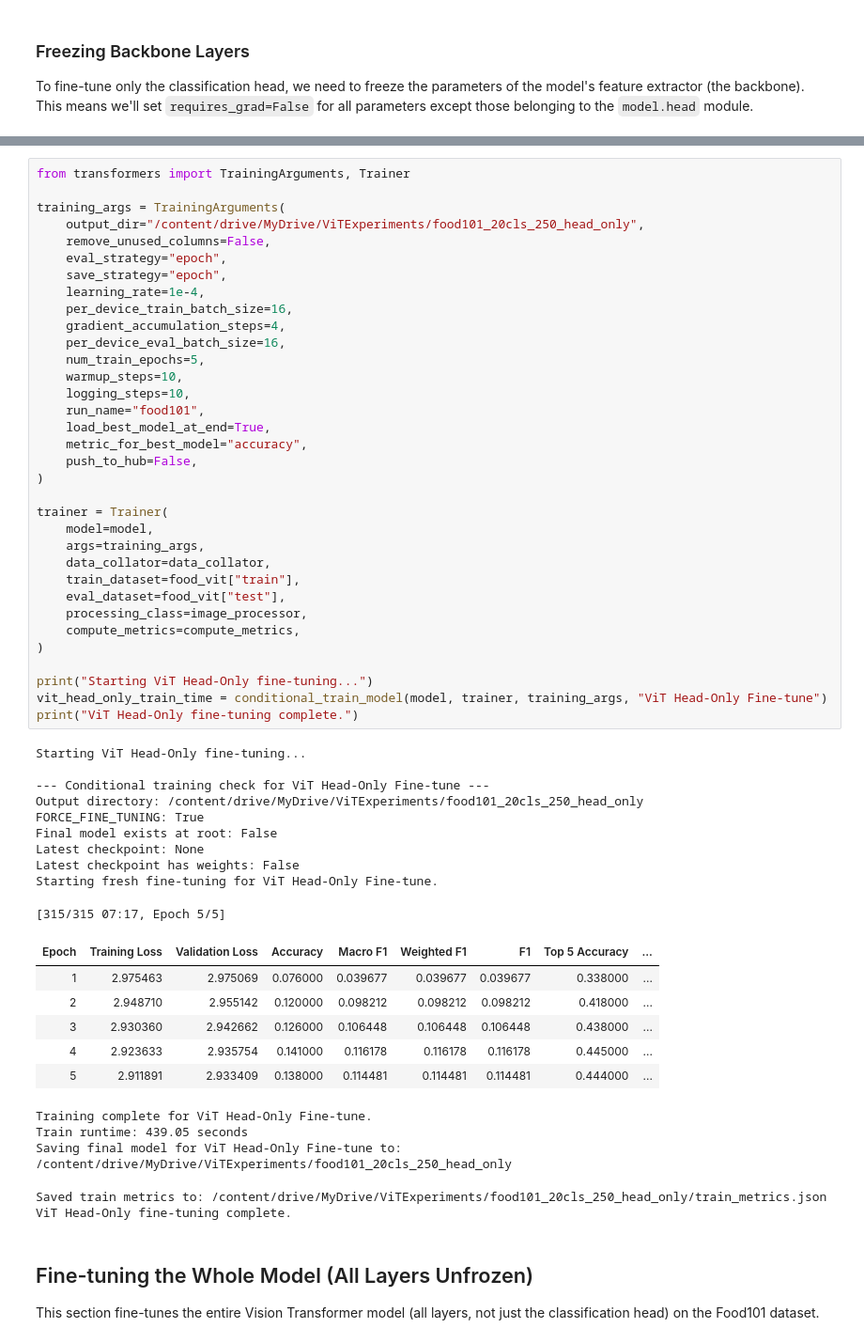
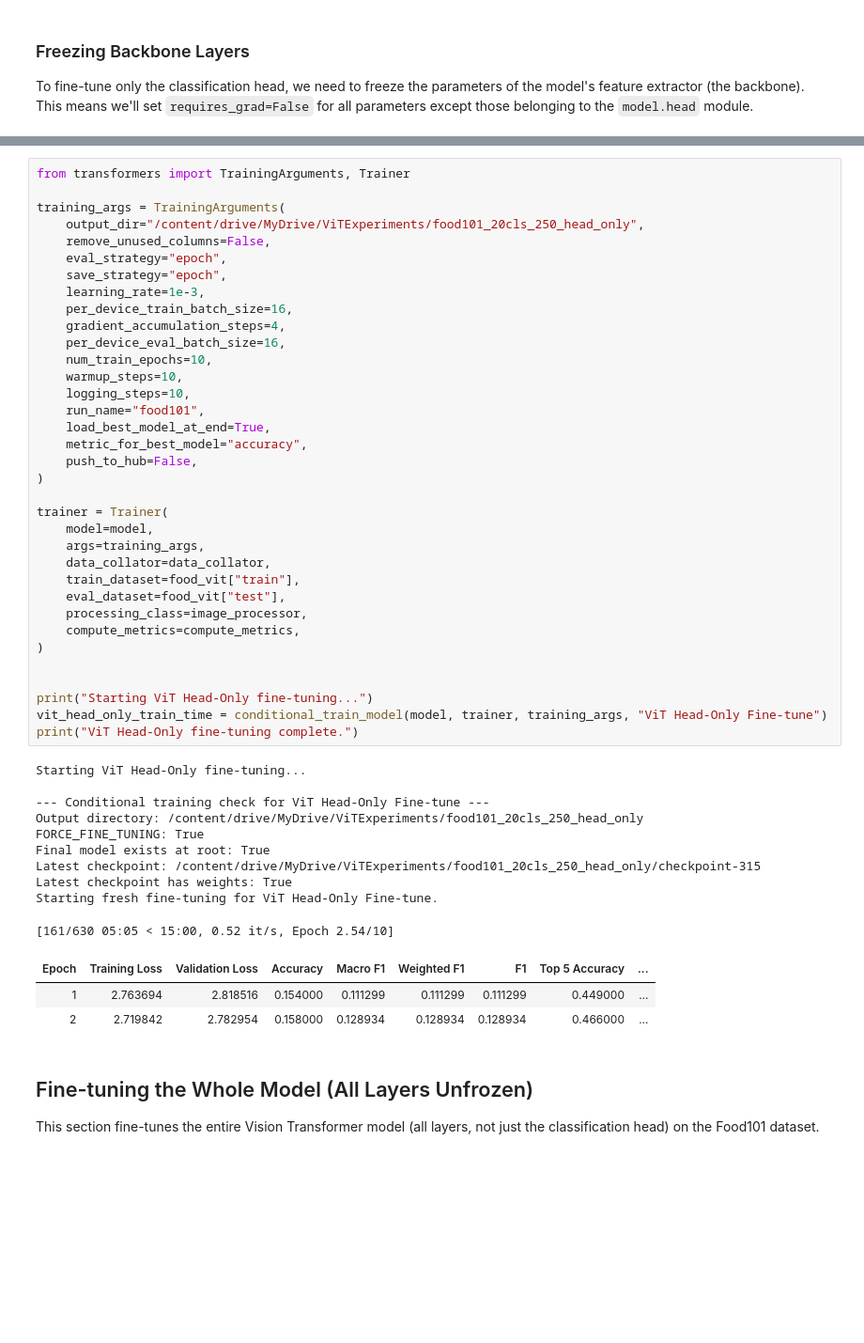
Before and after one commit to kasrasa/ViT-VLM-experiments, a Jupyter notebook: ViT_test.ipynb, the cells around one changed output, grey strips where cells are left out. Shown at 94% size. Drawn from its saved outputs; the diff is of its cells as text; blank space fills up the shorter version.

Commit message:
increased epoch number and lr for some models to see if the results improve

```diff
--- a/ViT_test.ipynb
+++ b/ViT_test.ipynb
@@ -902,54 +886,47 @@ training_args = TrainingArguments(
     remove_unused_columns=False,
     eval_strategy="epoch",
     save_strategy="epoch",
-    learning_rate=1e-4,
+    learning_rate=1e-3,
     per_device_train_batch_size=16,
     gradient_accumulation_steps=4,
     per_device_eval_batch_size=16,
-    num_train_epochs=5,
+    num_train_epochs=10,
     warmup_steps=10,
     logging_steps=10,
     run_name="food101",
     load_best_model_at_end=True,
     metric_for_best_model="accuracy",
     push_to_hub=False,
 )
 
 trainer = Trainer(
     model=model,
     args=training_args,
     data_collator=data_collator,
     train_dataset=food_vit["train"],
     eval_dataset=food_vit["test"],
     processing_class=image_processor,
     compute_metrics=compute_metrics,
 )
 
+
 print("Starting ViT Head-Only fine-tuning...")
 vit_head_only_train_time = conditional_train_model(model, trainer, training_args, "ViT Head-Only Fine-tune")
 print("ViT Head-Only fine-tuning complete.")
 # %% [output]
 Starting ViT Head-Only fine-tuning...
 
 --- Conditional training check for ViT Head-Only Fine-tune ---
 Output directory: /content/drive/MyDrive/ViTExperiments/food101_20cls_250_head_only
 FORCE_FINE_TUNING: True
-Final model exists at root: False
-Latest checkpoint: None
-Latest checkpoint has weights: False
+Final model exists at root: True
+Latest checkpoint: /content/drive/MyDrive/ViTExperiments/food101_20cls_250_head_only/checkpoint-315
+Latest checkpoint has weights: True
 Starting fresh fine-tuning for ViT Head-Only Fine-tune.
-[315/315 07:17, Epoch 5/5]
+[161/630 05:05 < 15:00, 0.52 it/s, Epoch 2.54/10]
 | Epoch | Training Loss | Validation Loss | Accuracy | Macro F1 | Weighted F1 | F1 | Top 5 Accuracy | ... |
-| 1 | 2.975463 | 2.975069 | 0.076000 | 0.039677 | 0.039677 | 0.039677 | 0.338000 | ... |
-| 2 | 2.948710 | 2.955142 | 0.120000 | 0.098212 | 0.098212 | 0.098212 | 0.418000 | ... |
-| 3 | 2.930360 | 2.942662 | 0.126000 | 0.106448 | 0.106448 | 0.106448 | 0.438000 | ... |
-| 4 | 2.923633 | 2.935754 | 0.141000 | 0.116178 | 0.116178 | 0.116178 | 0.445000 | ... |
-| 5 | 2.911891 | 2.933409 | 0.138000 | 0.114481 | 0.114481 | 0.114481 | 0.444000 | ... |
+| 1 | 2.763694 | 2.818516 | 0.154000 | 0.111299 | 0.111299 | 0.111299 | 0.449000 | ... |
+| 2 | 2.719842 | 2.782954 | 0.158000 | 0.128934 | 0.128934 | 0.128934 | 0.466000 | ... |
-Training complete for ViT Head-Only Fine-tune.
-Train runtime: 439.05 seconds
-Saving final model for ViT Head-Only Fine-tune to: /content/drive/MyDrive/ViTExperiments/food101_20cls_250_head_only
-Saved train metrics to: /content/drive/MyDrive/ViTExperiments/food101_20cls_250_head_only/train_metrics.json
-ViT Head-Only fine-tuning complete.
 # %% [markdown]
 ## Fine-tuning the Whole Model (All Layers Unfrozen)
 
```
Also changed, not shown: parts of 22 cells of this notebook.
